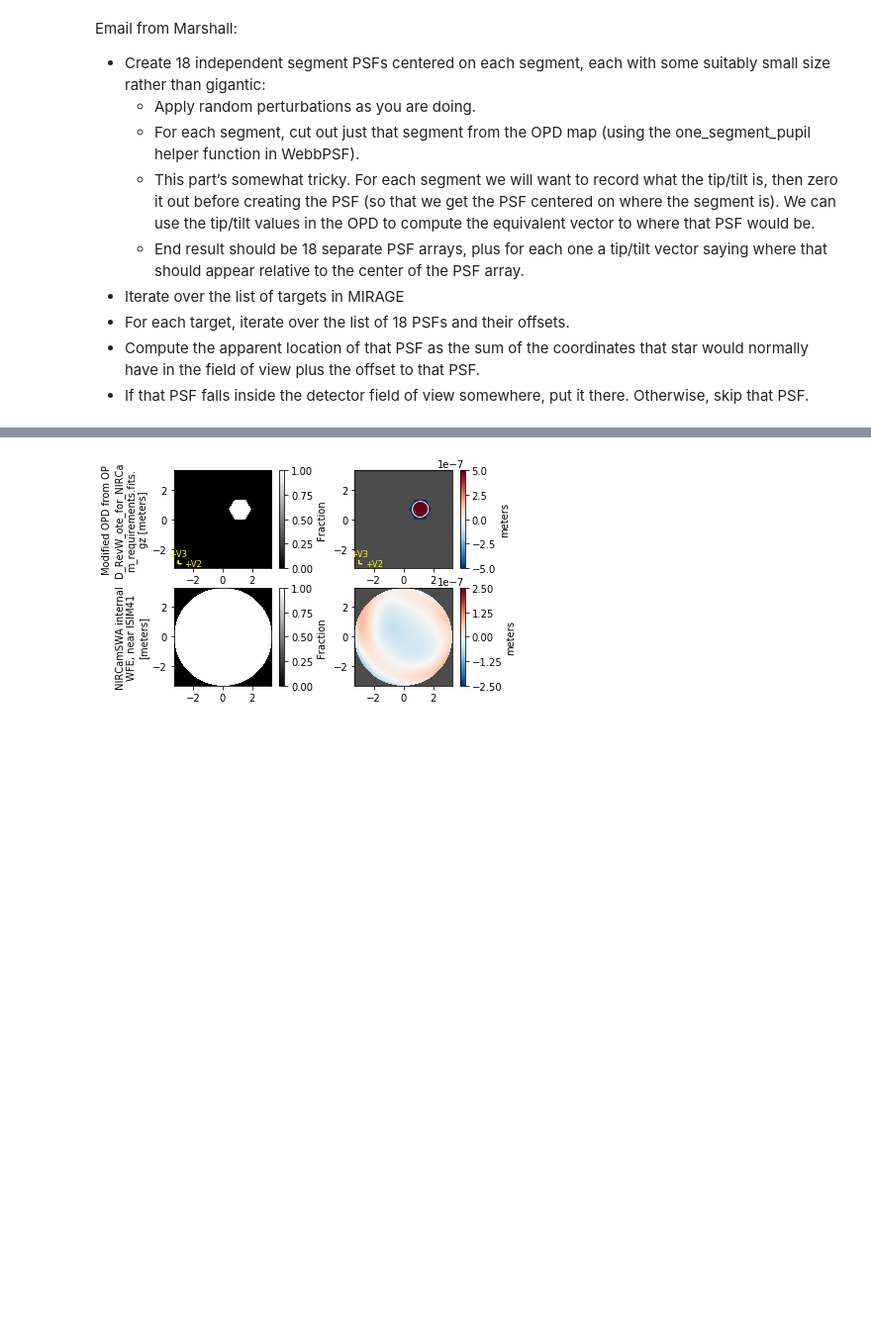
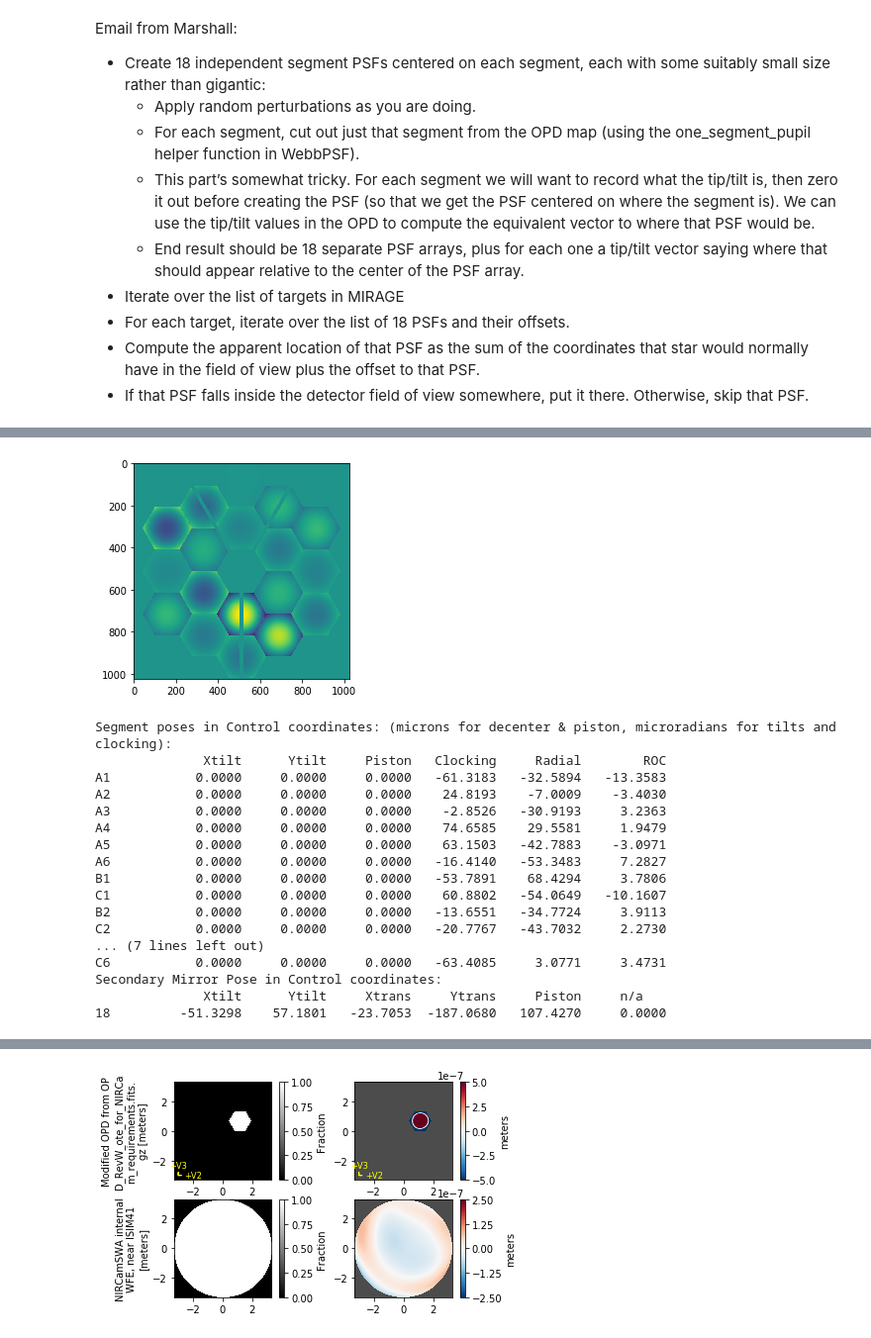
Before and after one commit to spacetelescope/mirage, a Jupyter notebook: examples/segment_psf.ipynb, the cells around one changed output, grey strips where cells are left out. Shown at 99% size. Saved outputs shown, nothing was run; the diff lists cells and outputs as text; code cells hidden in the pictures; blank space fills up the shorter version.

```diff
--- a/examples/segment_psf.ipynb
+++ b/examples/segment_psf.ipynb
@@ -89,0 +112,32 @@ def apply_deployment_errors(deployment_errors):
+# %%
+# Remove the piston/tip/tilt
+ote.remove_piston_tip_tilt = True
+# So it seems like update_opd() doesn't update the segment_state?
+
+# That doesn't seem to work, so manually zero out the piston/tip/tilt
+for segment in range(18):
+    ote.segment_state[segment, :3] = 0
+ote.update_opd()
+
+plt.imshow(ote.opd)
+plt.show()
+ote.print_state()
+# %% [output]
+[figure, added]
+Segment poses in Control coordinates: (microns for decenter & piston, microradians for tilts and clocking):
+              Xtilt      Ytilt     Piston   Clocking     Radial        ROC
+A1           0.0000     0.0000     0.0000   -61.3183   -32.5894   -13.3583
+A2           0.0000     0.0000     0.0000    24.8193    -7.0009    -3.4030
+A3           0.0000     0.0000     0.0000    -2.8526   -30.9193     3.2363
+A4           0.0000     0.0000     0.0000    74.6585    29.5581     1.9479
+A5           0.0000     0.0000     0.0000    63.1503   -42.7883    -3.0971
+A6           0.0000     0.0000     0.0000   -16.4140   -53.3483     7.2827
+B1           0.0000     0.0000     0.0000   -53.7891    68.4294     3.7806
+C1           0.0000     0.0000     0.0000    60.8802   -54.0649   -10.1607
+B2           0.0000     0.0000     0.0000   -13.6551   -34.7724     3.9113
+C2           0.0000     0.0000     0.0000   -20.7767   -43.7032     2.2730
+... (7 lines left out)
+C6           0.0000     0.0000     0.0000   -63.4085     3.0771     3.4731
+Secondary Mirror Pose in Control coordinates:
+              Xtilt      Ytilt     Xtrans     Ytrans     Piston     n/a
+18         -51.3298    57.1801   -23.7053  -187.0680   107.4270     0.0000
```
Also changed, not shown: parts of 19 cells of this notebook.
